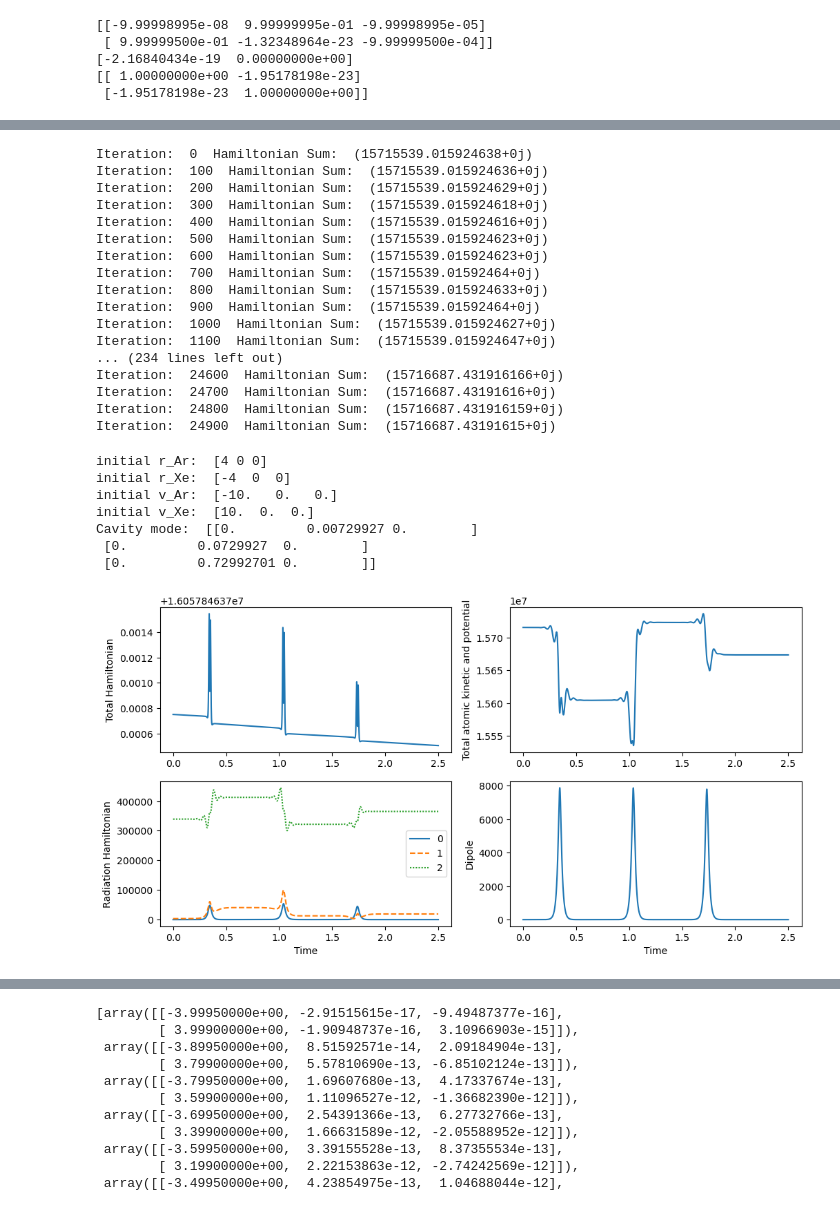
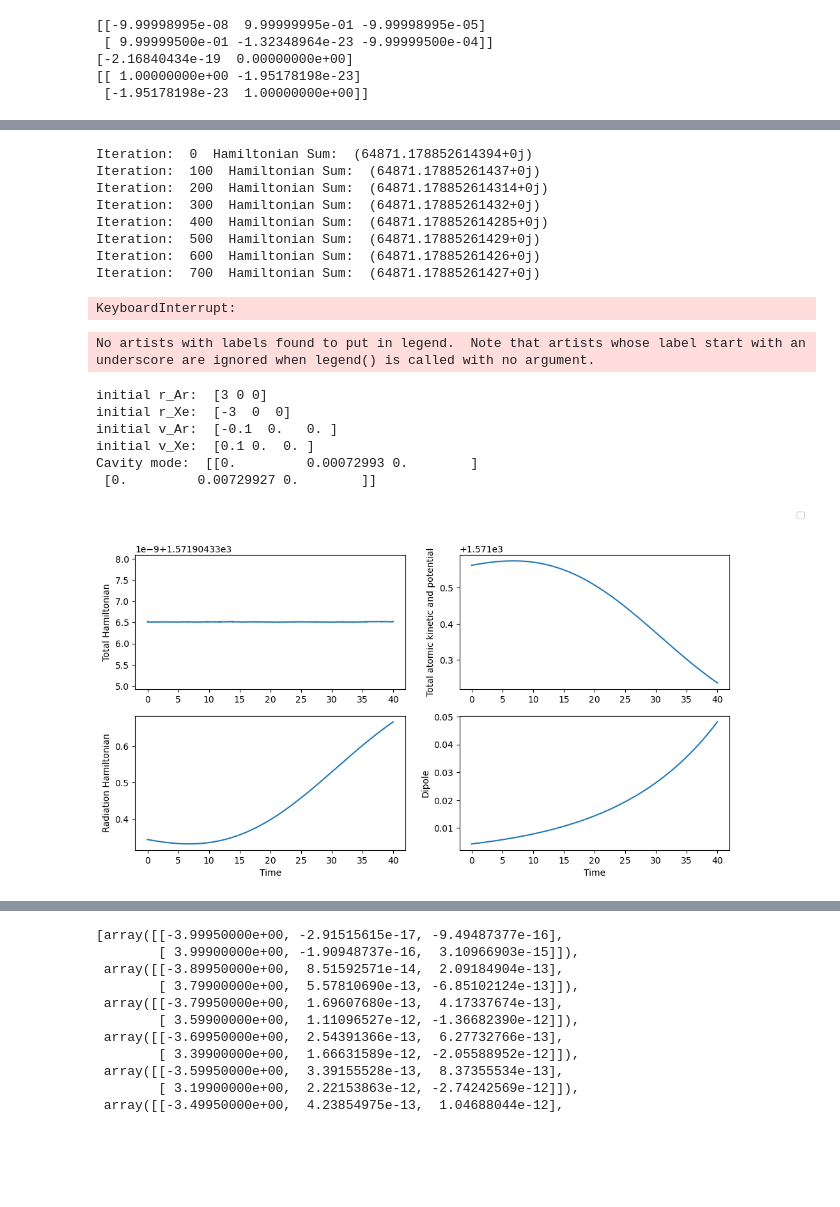
Before and after one commit to RibeiroGroup/Molecular-Dynamics-for-CIS, a Jupyter notebook: main.ipynb, the cells around one changed output, grey strips where cells are left out. Cells and saved outputs as stored; diff of their text form; code cells hidden in the pictures; blank space fills up the shorter version.

```diff
--- a/main.ipynb
+++ b/main.ipynb
@@ -536,14 +544,15 @@ M = np.array([m_Xe, m_Ar])
 
 mu_grad = dipole_func.gradient(r[0],r[1])
 
-h = 1e-4
+h = 1e-3
+trajectory["h"] = h
 
 md = SimpleDynamicModel(
     k_vec = k_vec, epsilon = epsilon_vec,potential=lennardj, M = M,
     dipole_function = dipole_func, L = L,
 )
 
-n_steps = 25000
+n_steps = 40000
 
 r_list = []
 
@@ -568,73 +577,71 @@ for i in range(n_steps):
     if i % 100 == 0:
         print("Iteration: ", i," Hamiltonian Sum: ",total_H)
 # %% [output]
-Iteration:  0  Hamiltonian Sum:  (15715539.015924638+0j)
-Iteration:  100  Hamiltonian Sum:  (15715539.015924636+0j)
-Iteration:  200  Hamiltonian Sum:  (15715539.015924629+0j)
-Iteration:  300  Hamiltonian Sum:  (15715539.015924618+0j)
-Iteration:  400  Hamiltonian Sum:  (15715539.015924616+0j)
-Iteration:  500  Hamiltonian Sum:  (15715539.015924623+0j)
-Iteration:  600  Hamiltonian Sum:  (15715539.015924623+0j)
-Iteration:  700  Hamiltonian Sum:  (15715539.01592464+0j)
-Iteration:  800  Hamiltonian Sum:  (15715539.015924633+0j)
-Iteration:  900  Hamiltonian Sum:  (15715539.01592464+0j)
-Iteration:  1000  Hamiltonian Sum:  (15715539.015924627+0j)
-Iteration:  1100  Hamiltonian Sum:  (15715539.015924647+0j)
-... (234 lines left out)
-Iteration:  24600  Hamiltonian Sum:  (15716687.431916166+0j)
-Iteration:  24700  Hamiltonian Sum:  (15716687.43191616+0j)
-Iteration:  24800  Hamiltonian Sum:  (15716687.431916159+0j)
-Iteration:  24900  Hamiltonian Sum:  (15716687.43191615+0j)
+Iteration:  0  Hamiltonian Sum:  (64871.178852614394+0j)
+Iteration:  100  Hamiltonian Sum:  (64871.17885261437+0j)
+Iteration:  200  Hamiltonian Sum:  (64871.178852614314+0j)
+Iteration:  300  Hamiltonian Sum:  (64871.17885261432+0j)
+Iteration:  400  Hamiltonian Sum:  (64871.178852614285+0j)
+Iteration:  500  Hamiltonian Sum:  (64871.17885261429+0j)
+Iteration:  600  Hamiltonian Sum:  (64871.17885261426+0j)
+Iteration:  700  Hamiltonian Sum:  (64871.17885261427+0j)
+KeyboardInterrupt:
 # %%
 import pickle
 
-with open("result_plot//trajectory_3.pkl","wb") as handle:
+with open("result_plot//trajectory_5.pkl","wb") as handle:
     pickle.dump(trajectory,handle)
 # %%
-with open("result_plot//trajectory_1.pkl","rb") as handle:
+with open("result_plot//trajectory_5.pkl","rb") as handle:
     trajectory_ = pickle.load(handle)
 
 print("initial r_Ar: ", trajectory_["initial r_Ar"])
 print("initial r_Xe: ", trajectory_["initial r_Xe"])
 print("initial v_Ar: ", trajectory_["initial v_Ar"])
 print("initial v_Xe: ", trajectory_["initial v_Xe"])
 print("Cavity mode: ", trajectory_["k vector"])
 
 fig,ax = plt.subplots(2,2,figsize = (12,6))
+
+H_rad_list_ = np.array(trajectory_["H_rad"])
+dipole_list = np.array(trajectory_["dipole"])
+steps = np.array(trajectory_["steps"])
 steps_ = np.array(steps)*h
 
 ax[0][0].plot(steps_,trajectory_["total_H"])
 ax[0][0].set_ylabel("Total Hamiltonian")
 
 ax[0][1].plot(steps_,trajectory_["H_mat"])
 ax[0][1].set_ylabel("Total atomic kinetic and potential")
 
 linestyle = [
     "solid","dashed",(0, (1, 1)),
     "dashdot", (5, (10, 3)), "solid",
     (0, (5, 1)), (0, (3, 10, 1, 10))
 
 ]
-
-H_rad_list_ = np.array(trajectory_["H_rad"])
+"""
 for i in range(H_rad_list_.shape[1]):
     ax[1][0].plot(steps_,H_rad_list_[:,i], label = str(i), linestyle = linestyle[i])
-    ax[1][0].set_ylabel("Radiation Hamiltonian")
-    ax[1][0].set_xlabel("Time")
 
-ax[1,0].legend()
+"""
+ax[1][0].plot(steps_,np.sum(H_rad_list_, axis = 1))
+ax[1][0].set_ylabel("Radiation Hamiltonian")
+ax[1][0].set_xlabel("Time")
+
+fig.legend()
 
 ax[1][1].plot(steps_,dipole_list)
 ax[1][1].set_ylabel("Dipole")
 ax[1][1].set_xlabel("Time")
 
-fig.savefig("foo.jpeg",dpi=300,bbox_inches="tight")
+fig.savefig("Energy_n_dipole.jpeg",dpi=300,bbox_inches="tight")
 # %% [output]
-initial r_Ar:  [4 0 0]
-initial r_Xe:  [-4  0  0]
-initial v_Ar:  [-10.   0.   0.]
-initial v_Xe:  [10.  0.  0.]
-Cavity mode:  [[0.         0.00729927 0.        ]
- [0.         0.0729927  0.        ]
- [0.         0.72992701 0.        ]]
+No artists with labels found to put in legend.  Note that artists whose label start with an underscore are ignored when legend() is called with no argument.
+initial r_Ar:  [3 0 0]
+initial r_Xe:  [-3  0  0]
+initial v_Ar:  [-0.1  0.   0. ]
+initial v_Xe:  [0.1 0.  0. ]
+Cavity mode:  [[0.         0.00072993 0.        ]
+ [0.         0.00729927 0.        ]]
-[figure, old version]
+[figure, new version]
```
Also changed, not shown: parts of 5 cells of this notebook, 6 other files.
